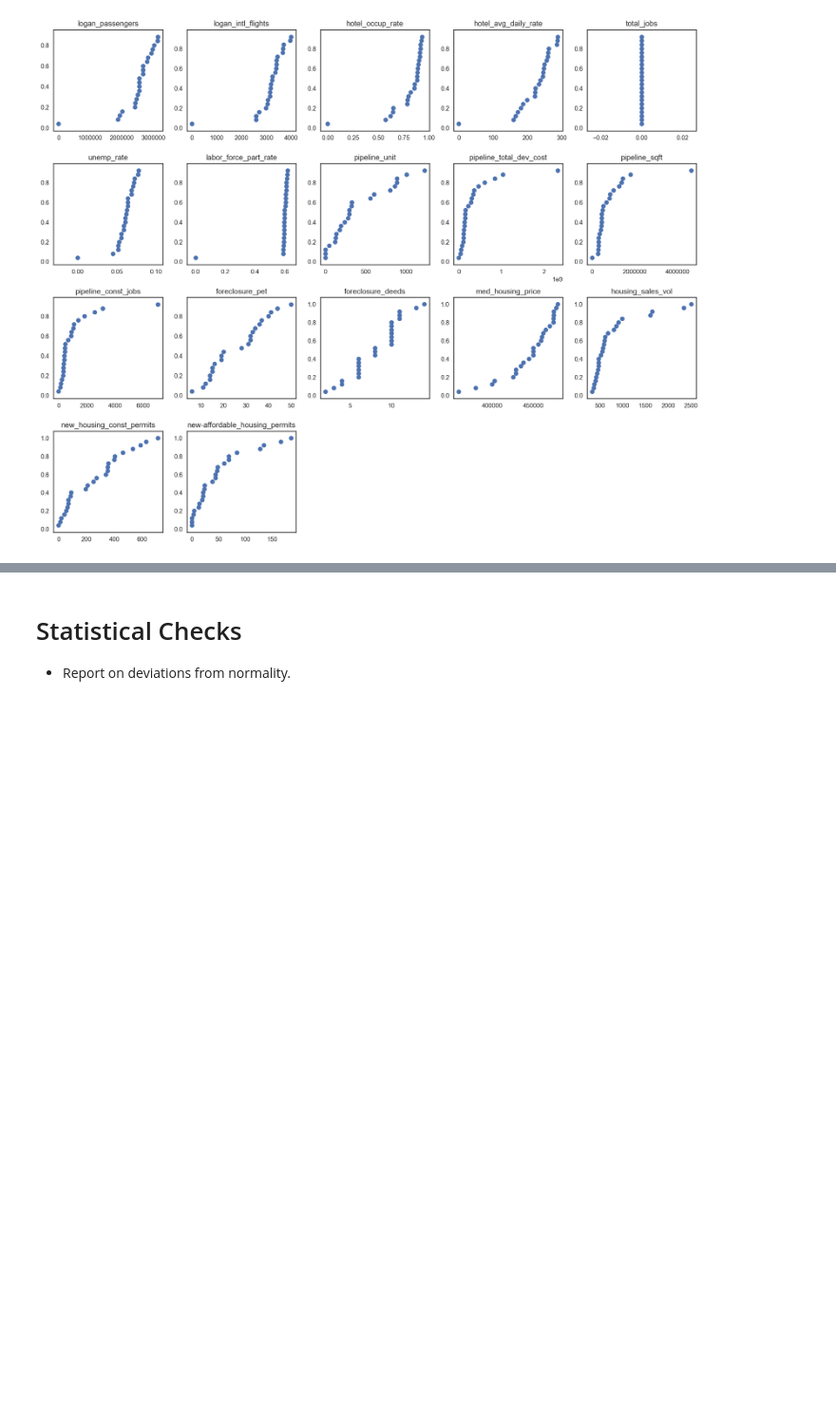
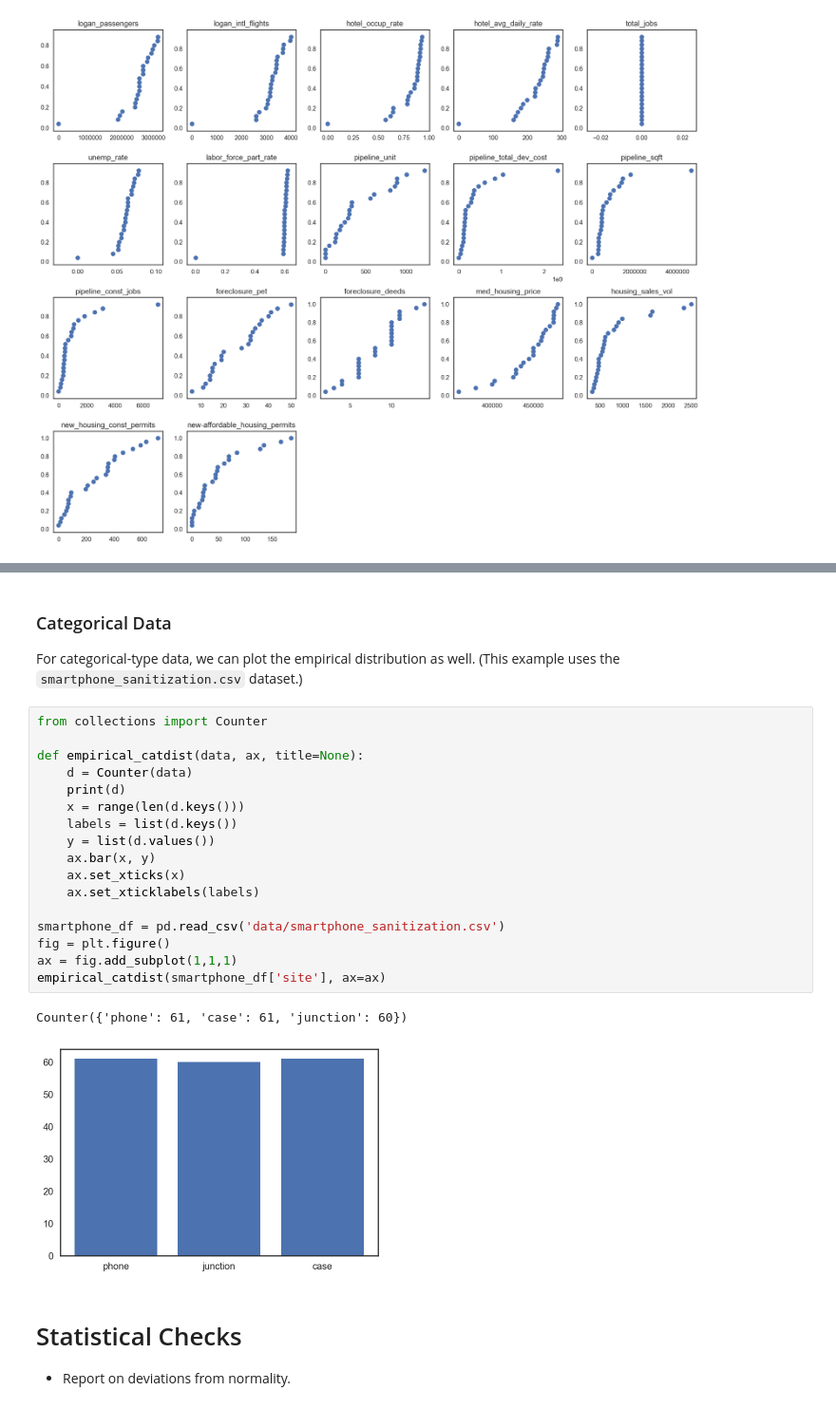
Before and after one commit to ericmjl/data-testing-tutorial, a Jupyter notebook: 4-data-checks.ipynb, the cells around one changed output, grey strips where cells are left out. Shown at 95% size. Saved outputs shown, nothing was run; the diff lists cells and outputs as text; blank space fills up the shorter version.

```diff
--- a/4-data-checks.ipynb
+++ b/4-data-checks.ipynb
@@ -309,3 +357,27 @@ plt.show()
+# %% [markdown]
+### Categorical Data
+
+For categorical-type data, we can plot the empirical distribution as well. (This example uses the `smartphone_sanitization.csv` dataset.)
+# %%
+from collections import Counter
+
+def empirical_catdist(data, ax, title=None):
+    d = Counter(data)
+    print(d)
+    x = range(len(d.keys()))
+    labels = list(d.keys())
+    y = list(d.values())
+    ax.bar(x, y)
+    ax.set_xticks(x)
+    ax.set_xticklabels(labels)
+
+smartphone_df = pd.read_csv('data/smartphone_sanitization.csv')
+fig = plt.figure()
+ax = fig.add_subplot(1,1,1)
+empirical_catdist(smartphone_df['site'], ax=ax)
+# %% [output]
+Counter({'phone': 61, 'case': 61, 'junction': 60})
+[figure, added]
 # %% [markdown]
 # Statistical Checks
 
```
Also changed, not shown: parts of 13 cells of this notebook, 5 other files.
